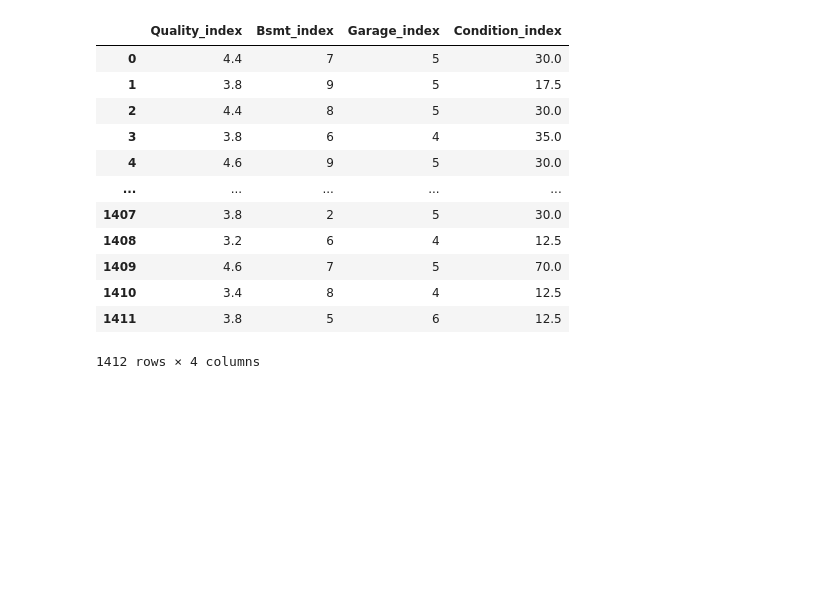
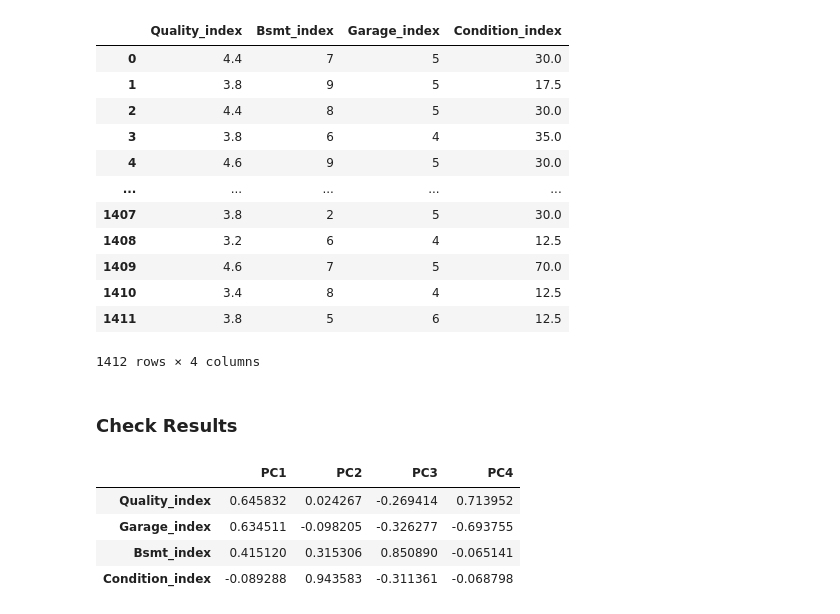
Before and after one commit to xXKeNdAmAmAsTeRXx/House_Prices_project, a Jupyter notebook: 3.2_EDA_ordinal.ipynb, the cells around one changed output. Cells and saved outputs as stored; diff of their text form; code cells hidden in the pictures; blank space fills up the shorter version.

Commit message:
refactor to calc_PCA function, chceck PCA for new features

```diff
--- a/3.2_EDA_ordinal.ipynb
+++ b/3.2_EDA_ordinal.ipynb
@@ -131,17 +131,19 @@ from sklearn.decomposition import PCA
 from sklearn.preprocessing import StandardScaler
 
 
-pca = PCA(n_components=4)
+def calc_PCA(data):
+    pca = PCA(n_components=4)
+    scaler = StandardScaler()
+    data_scaled = scaler.fit_transform(data)
+    data_scaled = pd.DataFrame(data_scaled, columns=data.columns, index=data.index)
+    pca.fit(data_scaled)
 
-scaler = StandardScaler()
-x_scaled = scaler.fit_transform(uncor_x)
-x_scaled = pd.DataFrame(x_scaled, columns=uncor_x.columns, index=uncor_x.index)
-pca.fit(x_scaled)
+    df_components = pd.DataFrame()
+    df_PCA = pd.DataFrame(pca.components_.T, index=data_scaled.columns, columns = ['PC1', 'PC2', 'PC3', 'PC4']).sort_values(by='PC1', ascending=False)
 
+    return df_PCA
 
-df_components = pd.DataFrame()
-
-df_PCA = pd.DataFrame(pca.components_.T, index=x_scaled.columns, columns = ['PC1', 'PC2', 'PC3', 'PC4']).sort_values(by='PC1', ascending=False)
+df_PCA = calc_PCA(uncor_x)
 df_PCA
 # %% [output]
 |  | PC1 | PC2 | PC3 | PC4 |
@@ -212,3 +214,22 @@ final_x
 | 1410 | 3.4 | 8 | 4 | 12.5 |
 | 1411 | 3.8 | 5 | 6 | 12.5 |
 1412 rows × 4 columns
+# %% [markdown]
+### Check Results
+# %%
+final_x_PCA = calc_PCA(final_x)
+
+for idx, col in enumerate(final_x_PCA.columns):
+    df_PCA.sort_values(by=col, ascending=False, inplace=True)
+    sns.barplot(data = final_x_PCA, x=final_x_PCA.index, y=col, ax=ax[idx])
+    ax[idx].tick_params(rotation=45)
+    ax[idx].set_xlabel("features")
+
+
+final_x_PCA
+# %% [output]
+|  | PC1 | PC2 | PC3 | PC4 |
+| Quality_index | 0.645832 | 0.024267 | -0.269414 | 0.713952 |
+| Garage_index | 0.634511 | -0.098205 | -0.326277 | -0.693755 |
+| Bsmt_index | 0.415120 | 0.315306 | 0.850890 | -0.065141 |
+| Condition_index | -0.089288 | 0.943583 | -0.311361 | -0.068798 |
```
Also changed, not shown: parts of 4 cells of this notebook.
